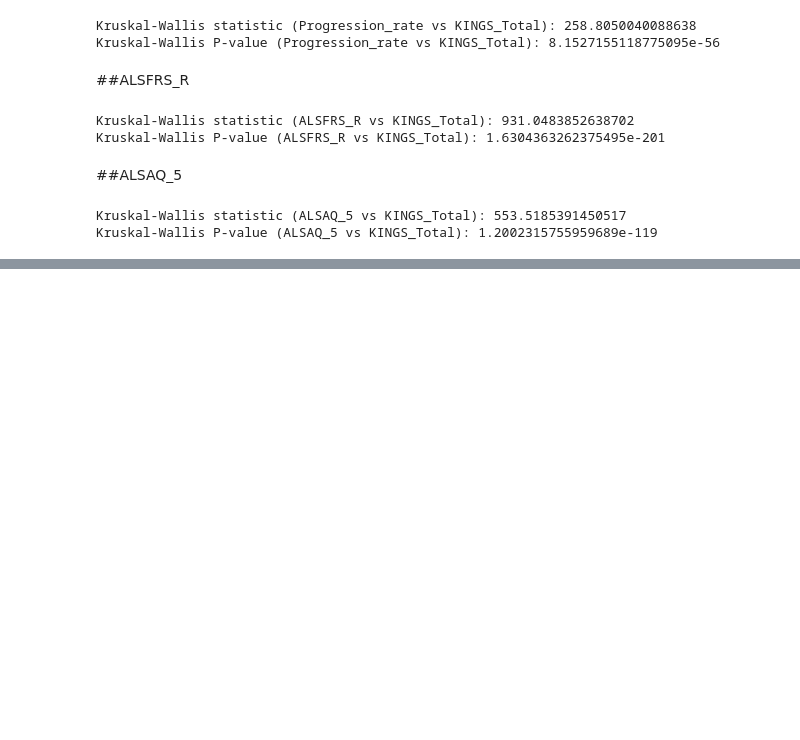
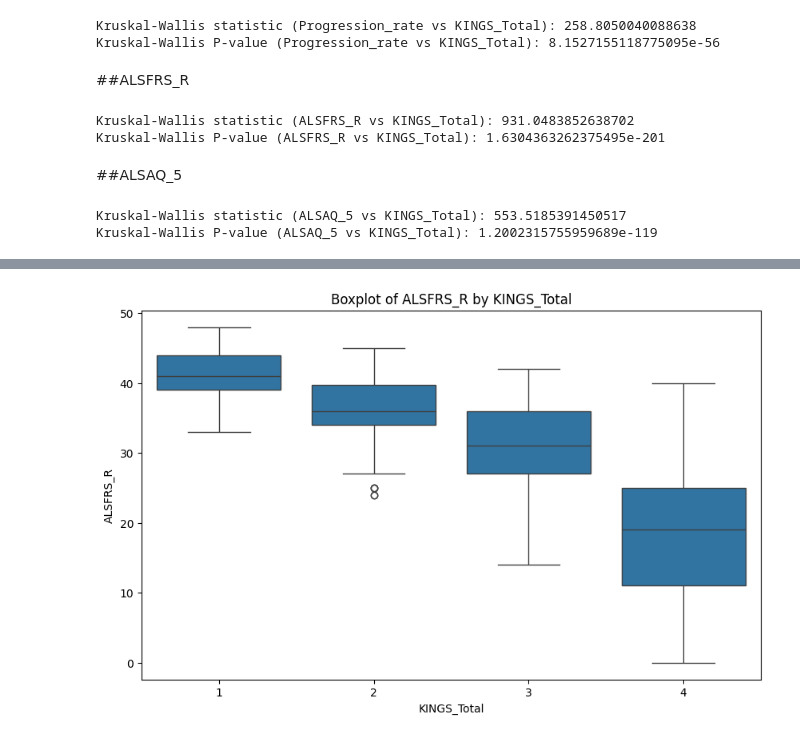
Before and after one commit to FaridRash/Advance-Statistical-Learnin--Semester-3, a Jupyter notebook: MH/PrePration.ipynb, the cells around one changed output, grey strips where cells are left out. Drawn from its saved outputs; the diff is of its cells as text; code cells hidden in the pictures; blank space fills up the shorter version.

```diff
--- a/MH/PrePration.ipynb
+++ b/MH/PrePration.ipynb
@@ -636,0 +698,3 @@ Kruskal-Wallis P-value (ALSAQ_5 vs KINGS_Total): 1.2002315755959689e-119
+# %%
+df = df.sort_values(by='KINGS_Total')
+display(df.head())
@@ -636,0 +709,9 @@ Kruskal-Wallis P-value (ALSAQ_5 vs KINGS_Total): 1.2002315755959689e-119
+# %%
+plt.figure(figsize=(10, 6))
+sns.boxplot(data=df, x='KINGS_Total', y='ALSFRS_R')
+plt.title('Boxplot of ALSFRS_R by KINGS_Total')
+plt.xlabel('KINGS_Total')
+plt.ylabel('ALSFRS_R')
+plt.show()
+# %% [output]
+[figure, added]
```
Also changed, not shown: parts of 15 cells of this notebook.
